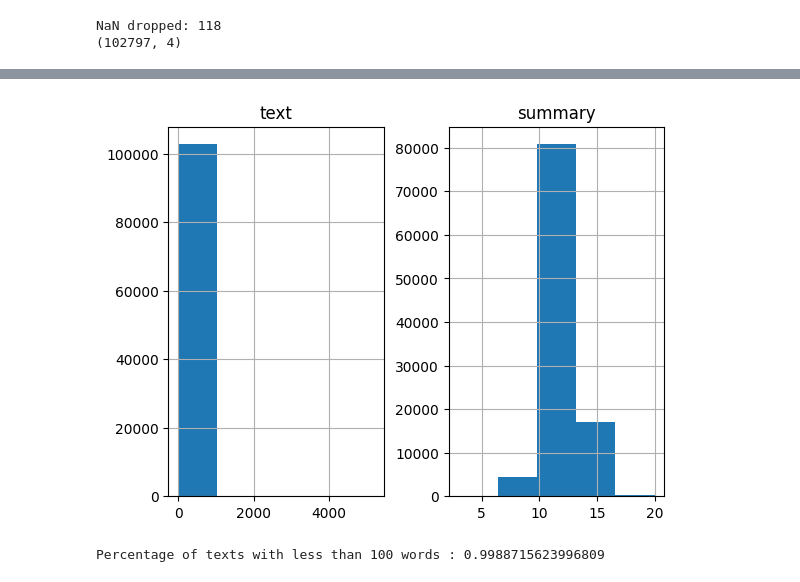
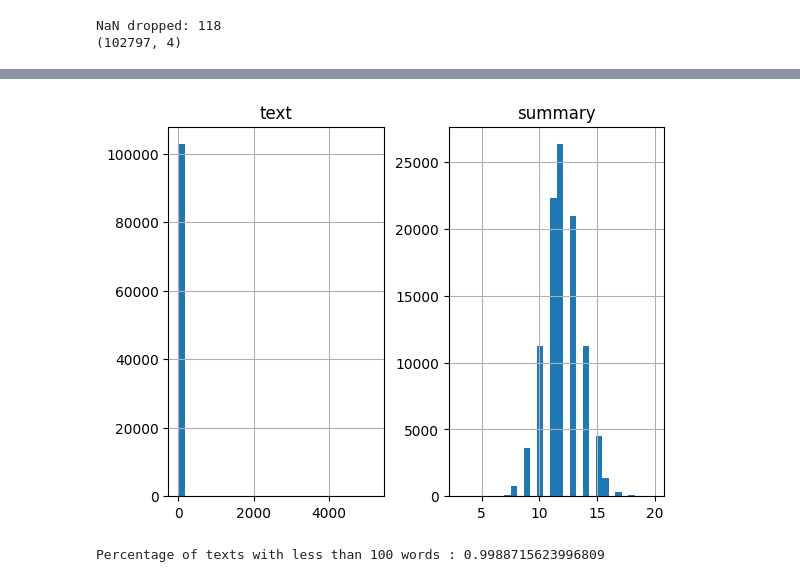
Before and after one commit to tommasofacchin/text-summarization-seq2seq-transformers, a Jupyter notebook: text-summarization-seq2seq-vs-transformers.ipynb, the cells around one changed output, grey strips where cells are left out. Saved outputs shown, nothing was run; the diff lists cells and outputs as text; code cells hidden in the pictures.

```diff
--- a/text-summarization-seq2seq-vs-transformers.ipynb
+++ b/text-summarization-seq2seq-vs-transformers.ipynb
@@ -225,24 +225,24 @@ df.head(2)
 # %%
 import matplotlib.pyplot as plt
 
 text_count = []
 summary_count = []
 
 for sent in df['cleaned_text']:
     text_count.append(len(sent.split()))
 
 for sent in df['cleaned_summary']:
     summary_count.append(len(sent.split()))
 
 graph_df = pd.DataFrame()
 
 graph_df['text'] = text_count
 graph_df['summary'] = summary_count
 
-graph_df.hist(bins = 5)
+graph_df.hist(bins = 30)
 plt.show()
 # %% [output]
-[figure, old version]
+[figure, new version]
 # %%
 cnt = 0
 for i in df['cleaned_text']:
```
